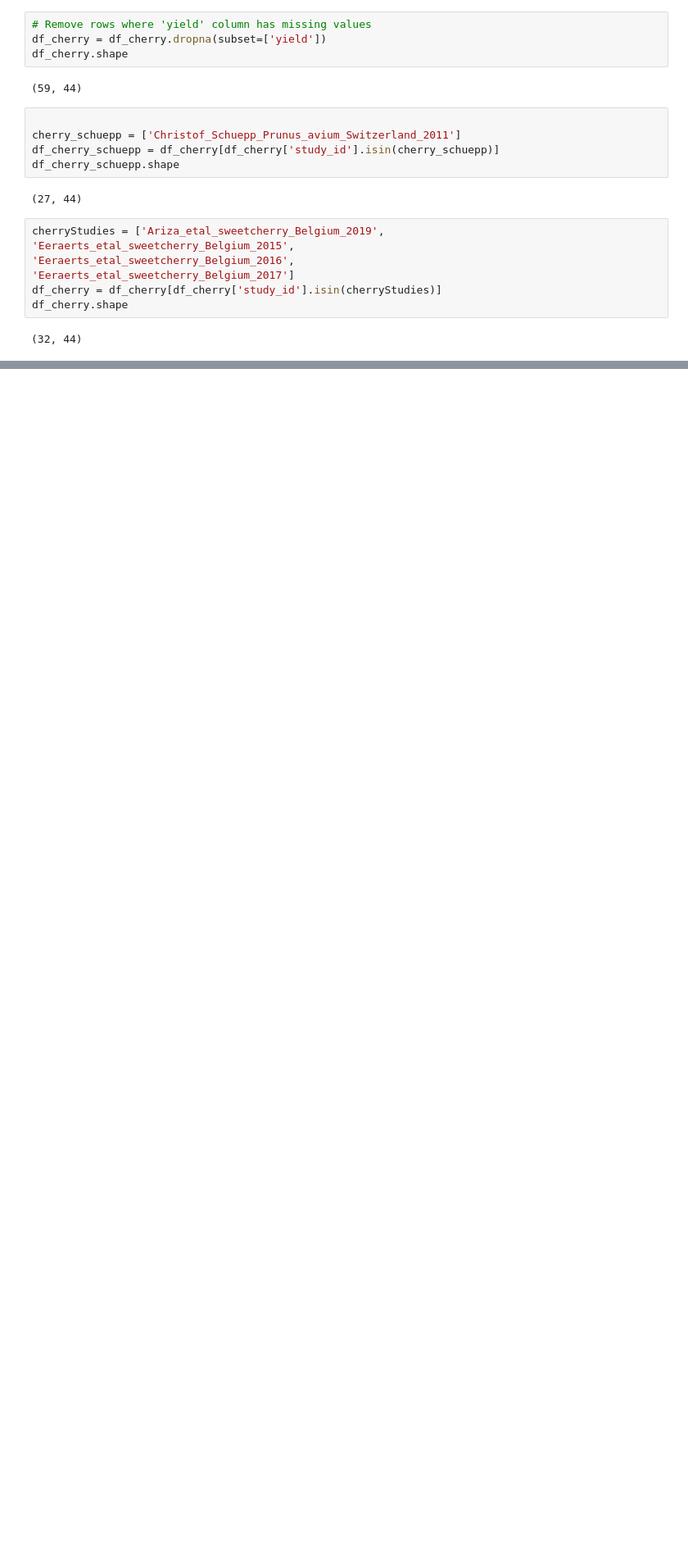
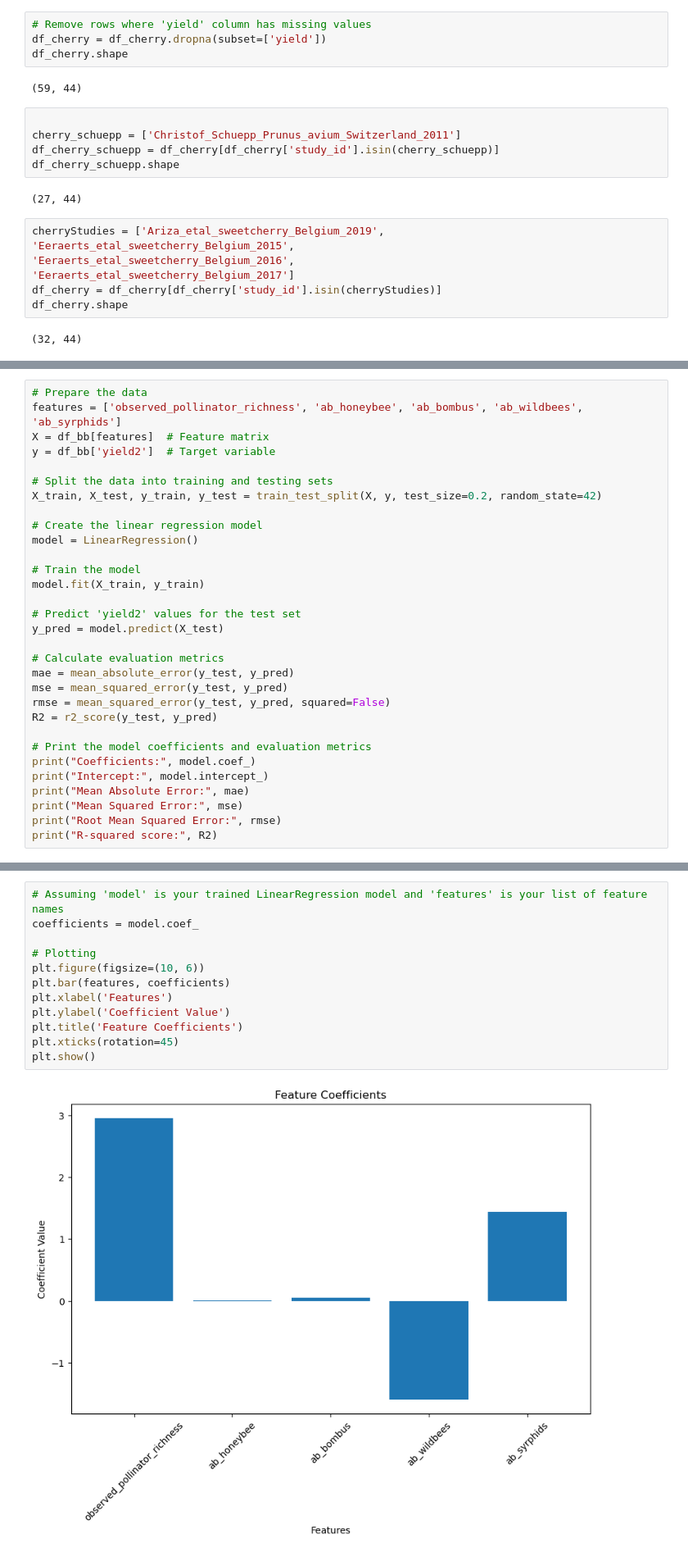
Before and after one commit to Paul-Sabin/BeeSharing, a Jupyter notebook: Data Wrangling.ipynb, the cells around one changed output, grey strips where cells are left out. Shown at 82% size. Saved outputs shown, nothing was run; the diff lists cells and outputs as text; blank space fills up the shorter version.

```diff
--- a/Data Wrangling.ipynb
+++ b/Data Wrangling.ipynb
@@ -462,0 +686,31 @@ df_cherry.shape
+# %%
+# Prepare the data
+features = ['observed_pollinator_richness', 'ab_honeybee', 'ab_bombus', 'ab_wildbees', 'ab_syrphids']
+X = df_bb[features]  # Feature matrix
+y = df_bb['yield2']  # Target variable
+
+# Split the data into training and testing sets
+X_train, X_test, y_train, y_test = train_test_split(X, y, test_size=0.2, random_state=42)
+
+# Create the linear regression model
+model = LinearRegression()
+
+# Train the model
+model.fit(X_train, y_train)
+
+# Predict 'yield2' values for the test set
+y_pred = model.predict(X_test)
+
+# Calculate evaluation metrics
+mae = mean_absolute_error(y_test, y_pred)
+mse = mean_squared_error(y_test, y_pred)
+rmse = mean_squared_error(y_test, y_pred, squared=False)
+R2 = r2_score(y_test, y_pred)
+
+# Print the model coefficients and evaluation metrics
+print("Coefficients:", model.coef_)
+print("Intercept:", model.intercept_)
+print("Mean Absolute Error:", mae)
+print("Mean Squared Error:", mse)
+print("Root Mean Squared Error:", rmse)
+print("R-squared score:", R2)
@@ -462,0 +724,14 @@ df_cherry.shape
+# %%
+# Assuming 'model' is your trained LinearRegression model and 'features' is your list of feature names
+coefficients = model.coef_
+
+# Plotting
+plt.figure(figsize=(10, 6))
+plt.bar(features, coefficients)
+plt.xlabel('Features')
+plt.ylabel('Coefficient Value')
+plt.title('Feature Coefficients')
+plt.xticks(rotation=45)
+plt.show()
+# %% [output]
+[figure, added]
```
Also changed, not shown: parts of 16 cells of this notebook.
